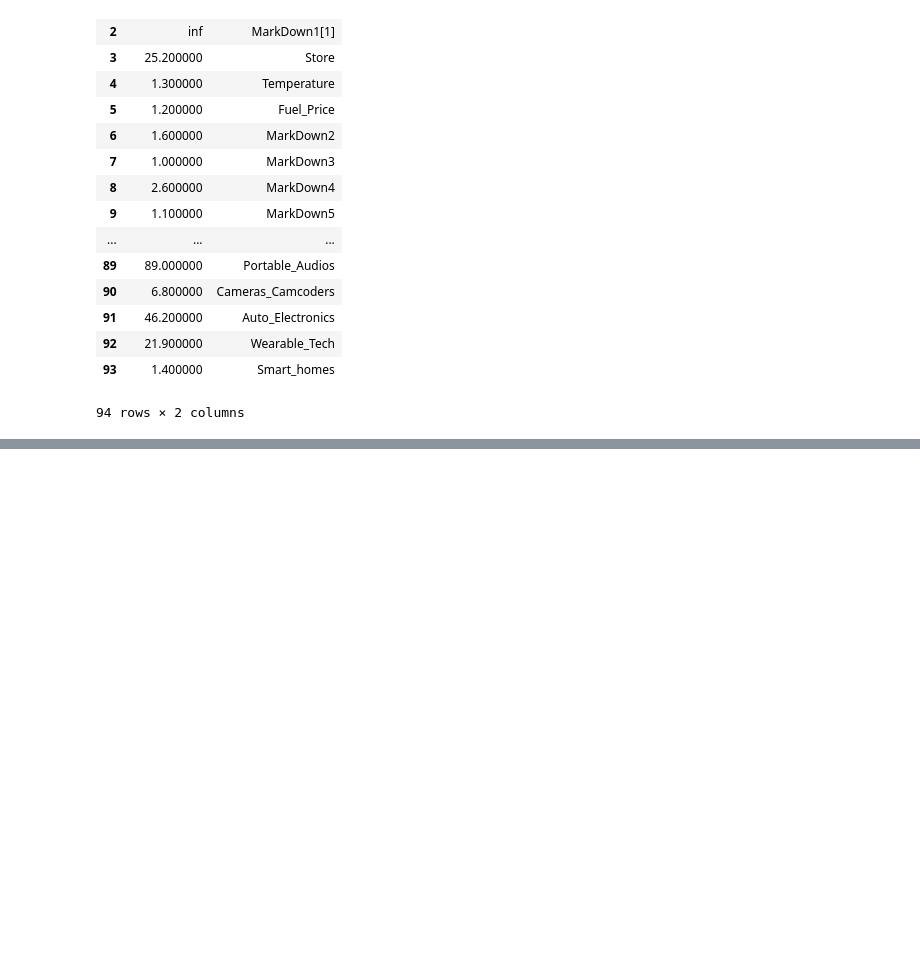
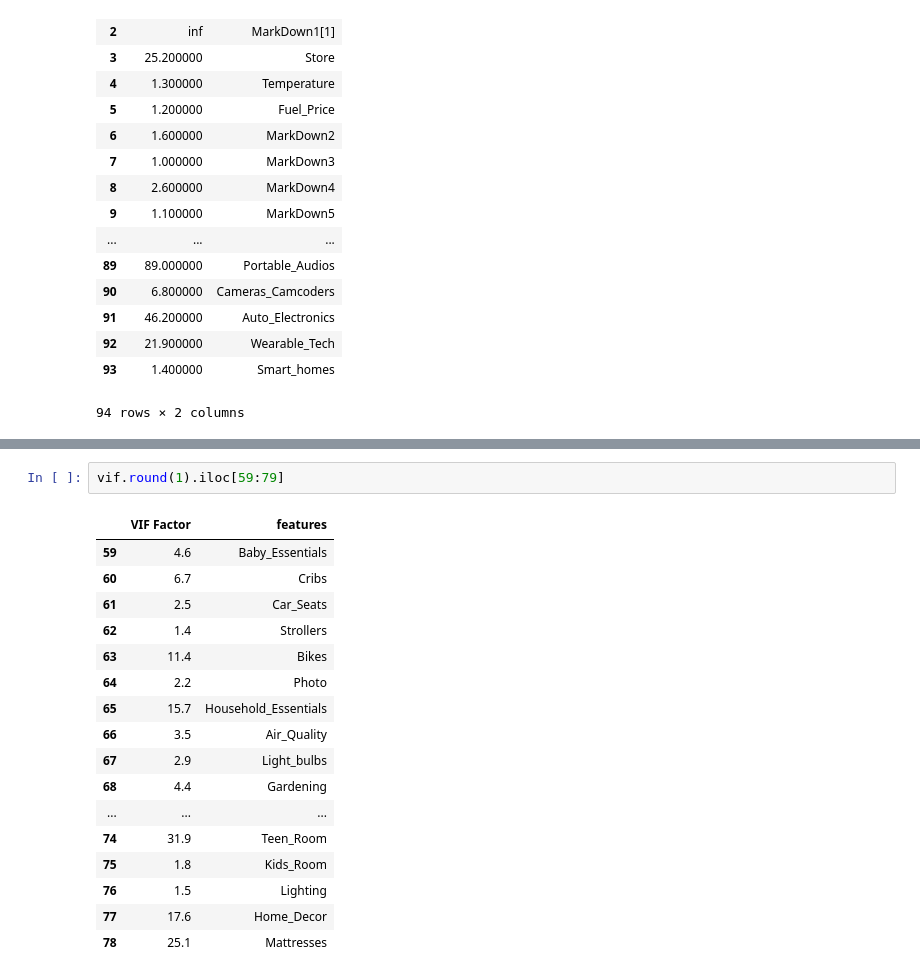
Before and after one commit to druchefavour/retailer_project, a Jupyter notebook: 9.0 Variance Inflation Factor.ipynb, the cells around one changed output, grey strips where cells are left out. Cells and saved outputs as stored; diff of their text form; blank space fills up the shorter version.

```diff
--- a/9.0 Variance Inflation Factor.ipynb
+++ b/9.0 Variance Inflation Factor.ipynb
@@ -279,0 +320,20 @@ vif.round(1)
+# %%
+vif.round(1).iloc[59:79]
+# %% [output]
+|  | VIF Factor | features |
+| 59 | 4.6 | Baby_Essentials |
+| 60 | 6.7 | Cribs |
+| 61 | 2.5 | Car_Seats |
+| 62 | 1.4 | Strollers |
+| 63 | 11.4 | Bikes |
+| 64 | 2.2 | Photo |
+| 65 | 15.7 | Household_Essentials |
+| 66 | 3.5 | Air_Quality |
+| 67 | 2.9 | Light_bulbs |
+| 68 | 4.4 | Gardening |
+| ... | ... | ... |
+| 74 | 31.9 | Teen_Room |
+| 75 | 1.8 | Kids_Room |
+| 76 | 1.5 | Lighting |
+| 77 | 17.6 | Home_Decor |
+| 78 | 25.1 | Mattresses |
```
Also changed, not shown: parts of 14 cells of this notebook, 12 other files.
